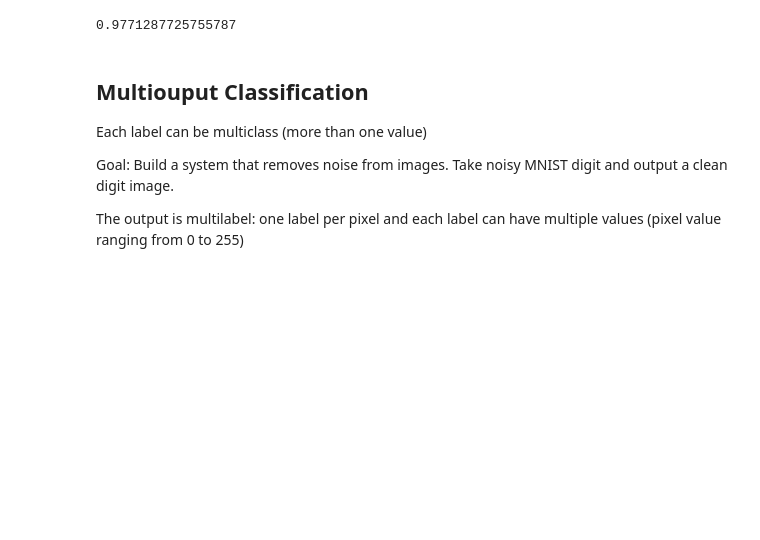
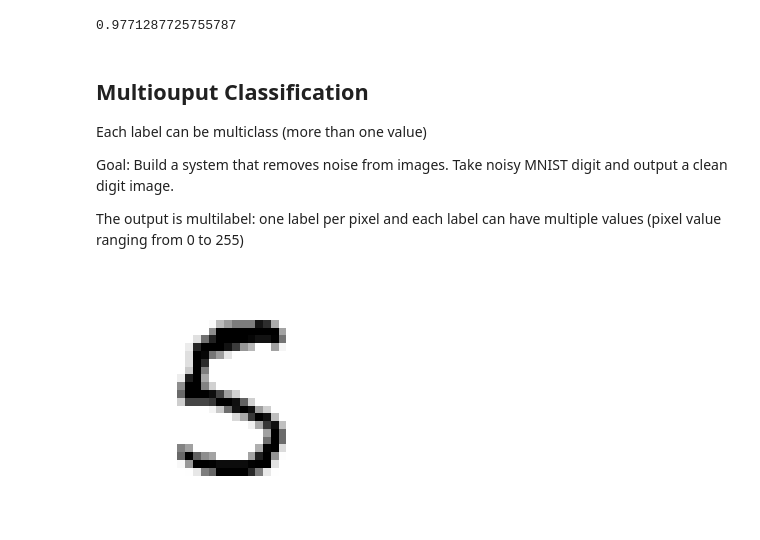
Before and after one commit to elderpinzon/HandsOnML, a Jupyter notebook: notebooks/Hands-on-Machine-Learning-Chapter-3.ipynb, the cells around one changed output. Saved outputs shown, nothing was run; the diff lists cells and outputs as text; code cells hidden in the pictures; blank space fills up the shorter version.

```diff
--- a/notebooks/Hands-on-Machine-Learning-Chapter-3.ipynb
+++ b/notebooks/Hands-on-Machine-Learning-Chapter-3.ipynb
@@ -538,13 +536,15 @@ y_train_mod = X_train
 y_test_mod = X_test
 # %%
 ## Draw sample clean and noisy digits
-some_index = 5550
+some_index = 5551
 def plot_digit_2(data):
     image = data.reshape(28, 28)
     plt.imshow(image, cmap = matplotlib.cm.binary,
                interpolation="nearest")
     plt.axis("off")
 
 plot_digit_2(X_train[some_index])
+# %% [output]
+[figure, added]
 # %%
 plot_digit_2(X_train_mod[some_index])
```
Also changed, not shown: parts of 5 cells of this notebook.
